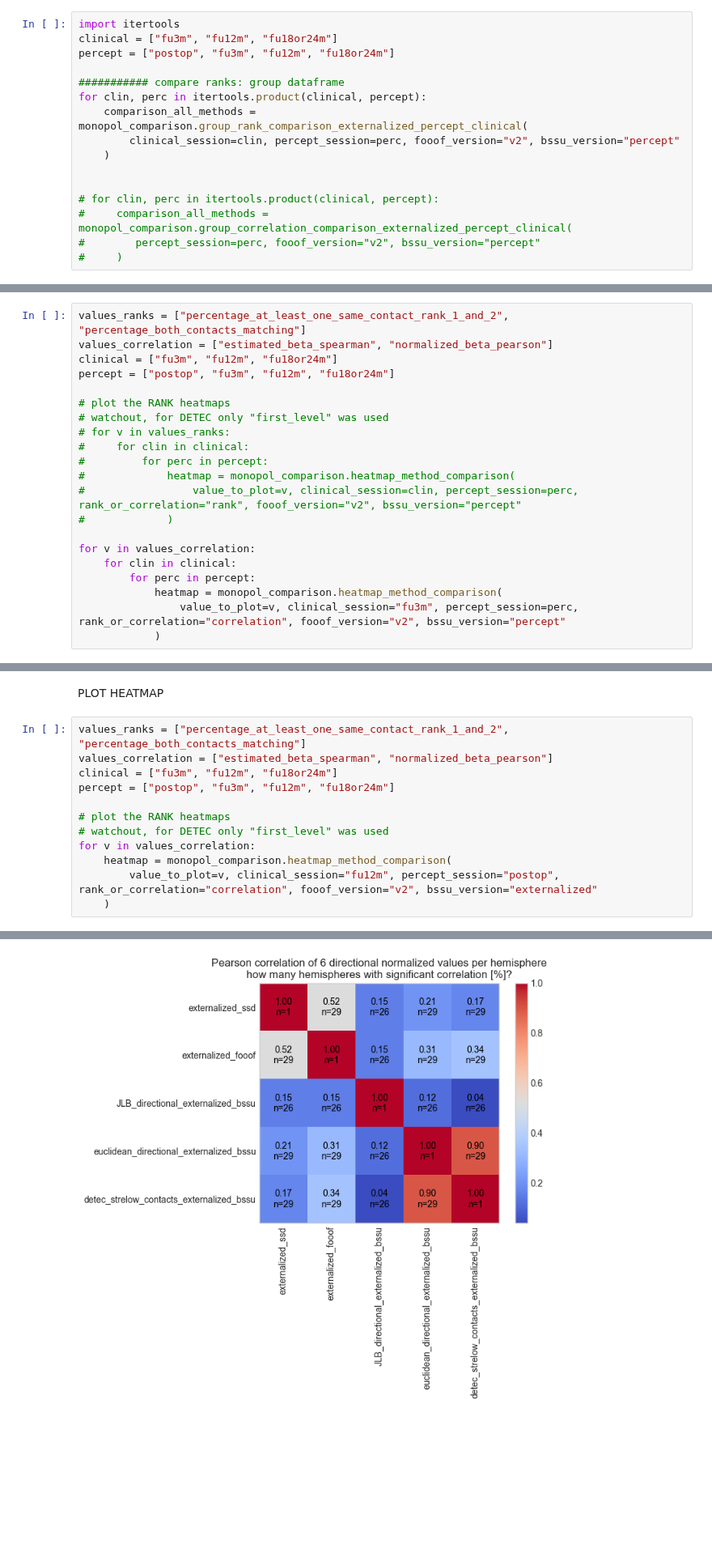
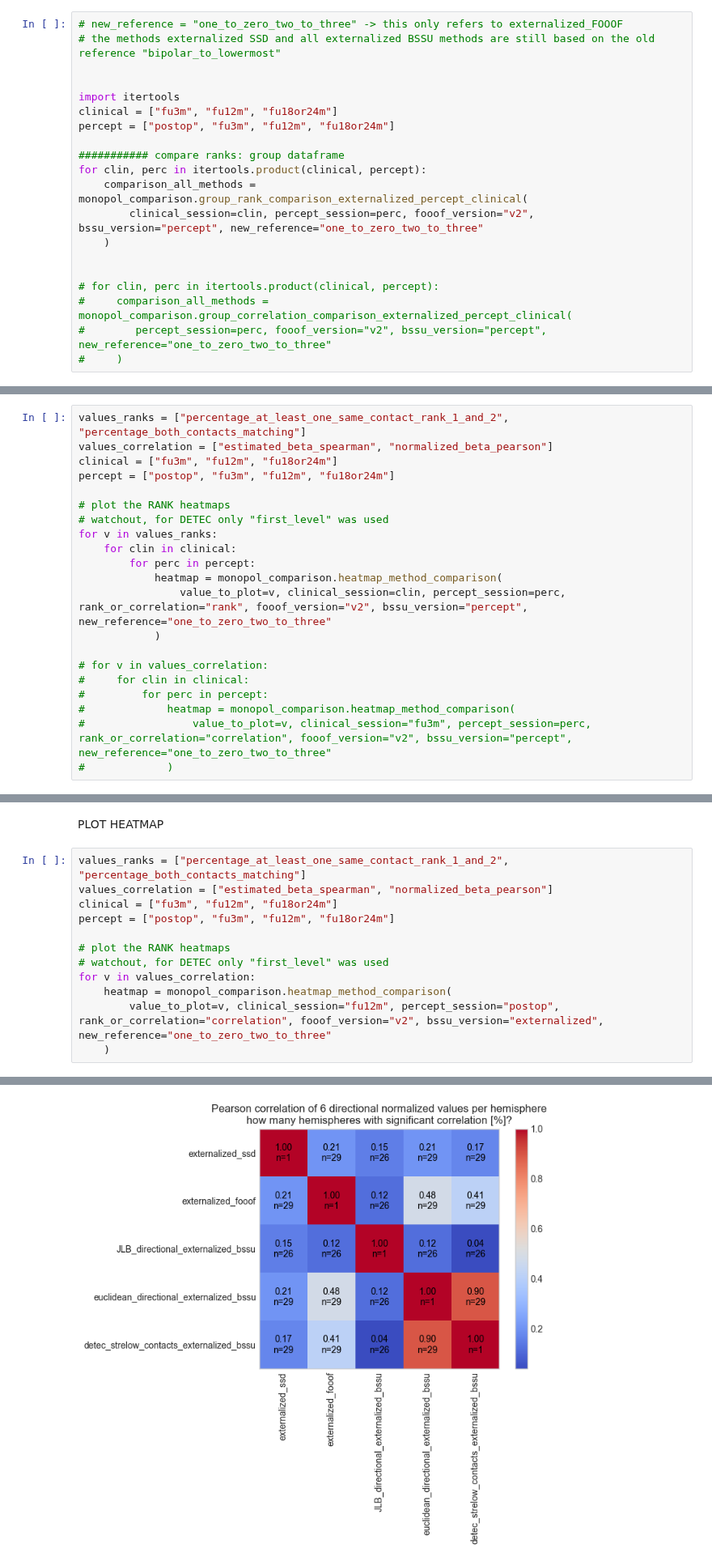
Before and after one commit to JKBehnke/BetaSenSightLongterm, a Jupyter notebook: notebooks/monopolar_estimation_validation.ipynb, the cells around one changed output, grey strips where cells are left out. Shown at 81% size. Drawn from its saved outputs; the diff is of its cells as text; blank space fills up the shorter version.

Commit message:
re-referenced 0-1 and 2-3 externalized

```diff
--- a/notebooks/monopolar_estimation_validation.ipynb
+++ b/notebooks/monopolar_estimation_validation.ipynb
@@ -872,6 +872,10 @@ written in:  /Users/jenniferbehnke/Dropbox/work/ResearchProjects/Monopolar_power
 # %% [markdown]
 Write the group comparison dictionary for all possible session combinations
 # %%
+# new_reference = "one_to_zero_two_to_three" -> this only refers to externalized_FOOOF
+# the methods externalized SSD and all externalized BSSU methods are still based on the old reference "bipolar_to_lowermost"
+
+
 import itertools
 clinical = ["fu3m", "fu12m", "fu18or24m"]
 percept = ["postop", "fu3m", "fu12m", "fu18or24m"]
@@ -879,13 +883,13 @@ percept = ["postop", "fu3m", "fu12m", "fu18or24m"]
 ########### compare ranks: group dataframe
 for clin, perc in itertools.product(clinical, percept):
     comparison_all_methods = monopol_comparison.group_rank_comparison_externalized_percept_clinical(
-        clinical_session=clin, percept_session=perc, fooof_version="v2", bssu_version="percept"
+        clinical_session=clin, percept_session=perc, fooof_version="v2", bssu_version="percept", new_reference="one_to_zero_two_to_three"
     )
 
 
 # for clin, perc in itertools.product(clinical, percept):
 #     comparison_all_methods = monopol_comparison.group_correlation_comparison_externalized_percept_clinical(
-#        percept_session=perc, fooof_version="v2", bssu_version="percept"
+#        percept_session=perc, fooof_version="v2", bssu_version="percept", new_reference="one_to_zero_two_to_three"
 #     )
 # %%
 comparison_all_methods.head()
@@ -955,16 +959,16 @@ percept = ["postop", "fu3m", "fu12m", "fu18or24m"]
 
 # plot the RANK heatmaps
 # watchout, for DETEC only "first_level" was used
-# for v in values_ranks:
+for v in values_ranks:
+    for clin in clinical:
+        for perc in percept:
+            heatmap = monopol_comparison.heatmap_method_comparison(
+                value_to_plot=v, clinical_session=clin, percept_session=perc, rank_or_correlation="rank", fooof_version="v2", bssu_version="percept", new_reference="one_to_zero_two_to_three"
+            )
+
+# for v in values_correlation:
 #     for clin in clinical:
 #         for perc in percept:
 #             heatmap = monopol_comparison.heatmap_method_comparison(
-#                 value_to_plot=v, clinical_session=clin, percept_session=perc, rank_or_correlation="rank", fooof_version="v2", bssu_version="percept"
+#                 value_to_plot=v, clinical_session="fu3m", percept_session=perc, rank_or_correlation="correlation", fooof_version="v2", bssu_version="percept", new_reference="one_to_zero_two_to_three"
 #             )
-
-for v in values_correlation:
-    for clin in clinical:
-        for perc in percept:
-            heatmap = monopol_comparison.heatmap_method_comparison(
-                value_to_plot=v, clinical_session="fu3m", percept_session=perc, rank_or_correlation="correlation", fooof_version="v2", bssu_version="percept"
-            )
@@ -1186,6 +1105,6 @@ percept = ["postop", "fu3m", "fu12m", "fu18or24m"]
 # watchout, for DETEC only "first_level" was used
 for v in values_correlation:
     heatmap = monopol_comparison.heatmap_method_comparison(
-        value_to_plot=v, clinical_session="fu12m", percept_session="postop", rank_or_correlation="correlation", fooof_version="v2", bssu_version="externalized"
+        value_to_plot=v, clinical_session="fu12m", percept_session="postop", rank_or_correlation="correlation", fooof_version="v2", bssu_version="externalized", new_reference="one_to_zero_two_to_three"
     )
 # %% [output]
@@ -1197 +1116 @@ were written in: /Users/jenniferbehnke/Dropbox/work/ResearchProjects/Monopolar_p
-[figure, old version]
+[figure, new version]
```
Also changed, not shown: parts of 3 cells of this notebook, 3 other files.
